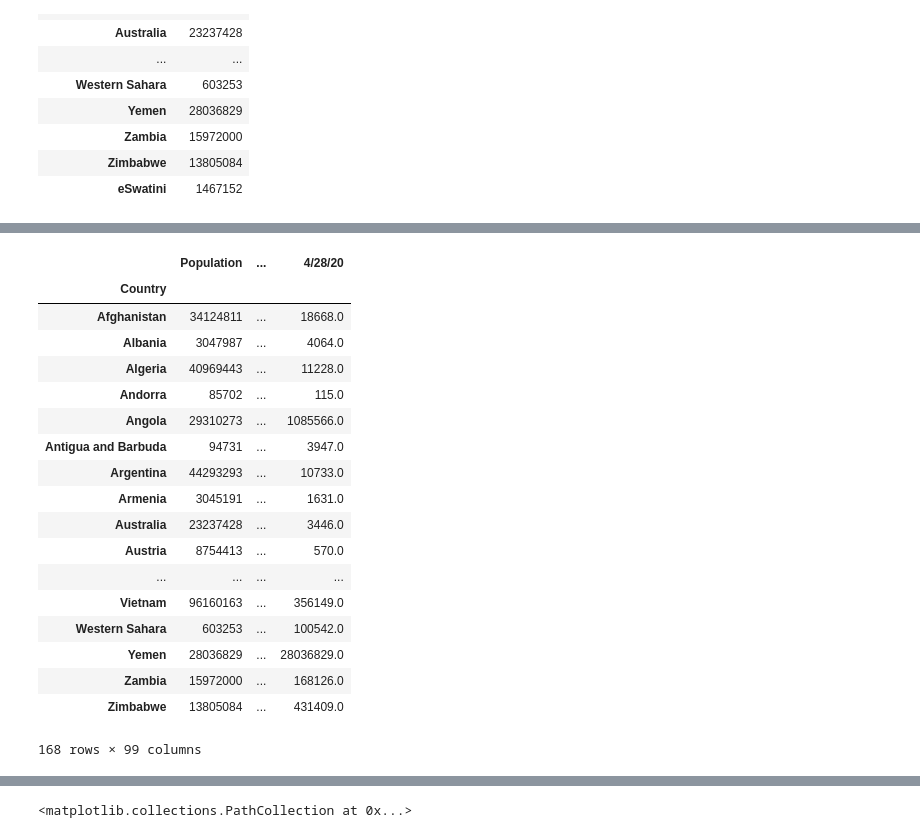
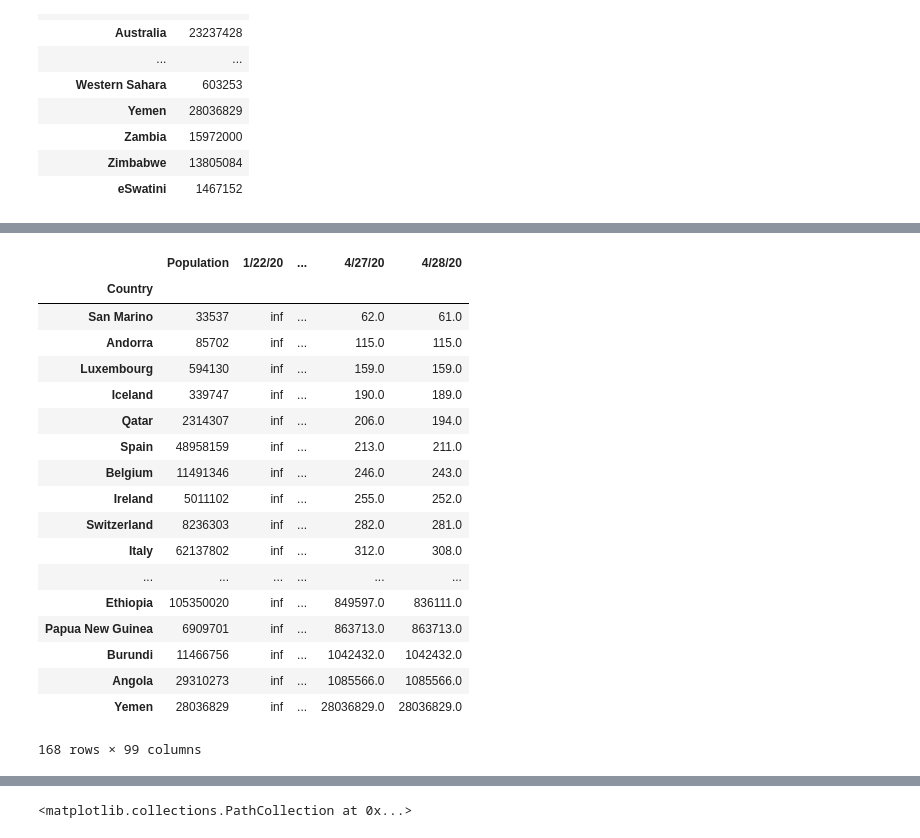
Before and after one commit to pedrohpf/Covid19, a Jupyter notebook: TP/trabalho.ipynb, the cells around one changed output, grey strips where cells are left out. Cells and saved outputs as stored; diff of their text form; code cells hidden in the pictures.

```diff
--- a/TP/trabalho.ipynb
+++ b/TP/trabalho.ipynb
@@ -6,6 +39,6 @@ os.chdir("C:\\Users\\Utilizador\\Desktop\\5a\\1\\3WeekDeal\\TP")
 # %%
 import pandas as pd
-pd.set_option("display.max_rows", None, "display.max_columns", 2)
+pd.set_option("display.max_rows", None, "display.max_columns", 5)
 globalConf = pd.read_csv("global_covid_confirmed.csv")
 globalConf = globalConf.rename(columns={"Country/Region": "Country"})
 globalConf = globalConf.drop("Lat", axis=1).drop("Long", axis=1)
@@ -87,25 +130,26 @@ globalPopConf
 # %%
 globalPopDens = globalPopConf.copy()
 for i in range(1, len(globalPopDens.columns)):
     globalPopDens.iloc[:, i] = round(globalPopDens["Population"]/globalPopDens.iloc[:, i])
+globalPopDens = globalPopDens.sort_values(by=['4/28/20'], ascending=True)
 globalPopDens
 # %% [output]
-|  | Population | ... | 4/28/20 |
-| Country |  |  |  |
-| Afghanistan | 34124811 | ... | 18668.0 |
-| Albania | 3047987 | ... | 4064.0 |
-| Algeria | 40969443 | ... | 11228.0 |
-| Andorra | 85702 | ... | 115.0 |
-| Angola | 29310273 | ... | 1085566.0 |
-| Antigua and Barbuda | 94731 | ... | 3947.0 |
-| Argentina | 44293293 | ... | 10733.0 |
-| Armenia | 3045191 | ... | 1631.0 |
-| Australia | 23237428 | ... | 3446.0 |
-| Austria | 8754413 | ... | 570.0 |
-| ... | ... | ... | ... |
-| Vietnam | 96160163 | ... | 356149.0 |
-| Western Sahara | 603253 | ... | 100542.0 |
-| Yemen | 28036829 | ... | 28036829.0 |
-| Zambia | 15972000 | ... | 168126.0 |
-| Zimbabwe | 13805084 | ... | 431409.0 |
+|  | Population | 1/22/20 | ... | 4/27/20 | 4/28/20 |
+| Country |  |  |  |  |  |
+| San Marino | 33537 | inf | ... | 62.0 | 61.0 |
+| Andorra | 85702 | inf | ... | 115.0 | 115.0 |
+| Luxembourg | 594130 | inf | ... | 159.0 | 159.0 |
+| Iceland | 339747 | inf | ... | 190.0 | 189.0 |
+| Qatar | 2314307 | inf | ... | 206.0 | 194.0 |
+| Spain | 48958159 | inf | ... | 213.0 | 211.0 |
+| Belgium | 11491346 | inf | ... | 246.0 | 243.0 |
+| Ireland | 5011102 | inf | ... | 255.0 | 252.0 |
+| Switzerland | 8236303 | inf | ... | 282.0 | 281.0 |
+| Italy | 62137802 | inf | ... | 312.0 | 308.0 |
+| ... | ... | ... | ... | ... | ... |
+| Ethiopia | 105350020 | inf | ... | 849597.0 | 836111.0 |
+| Papua New Guinea | 6909701 | inf | ... | 863713.0 | 863713.0 |
+| Burundi | 11466756 | inf | ... | 1042432.0 | 1042432.0 |
+| Angola | 29310273 | inf | ... | 1085566.0 | 1085566.0 |
+| Yemen | 28036829 | inf | ... | 28036829.0 | 28036829.0 |
 168 rows × 99 columns
```
Also changed, not shown: parts of 18 cells of this notebook, 1 other file.
